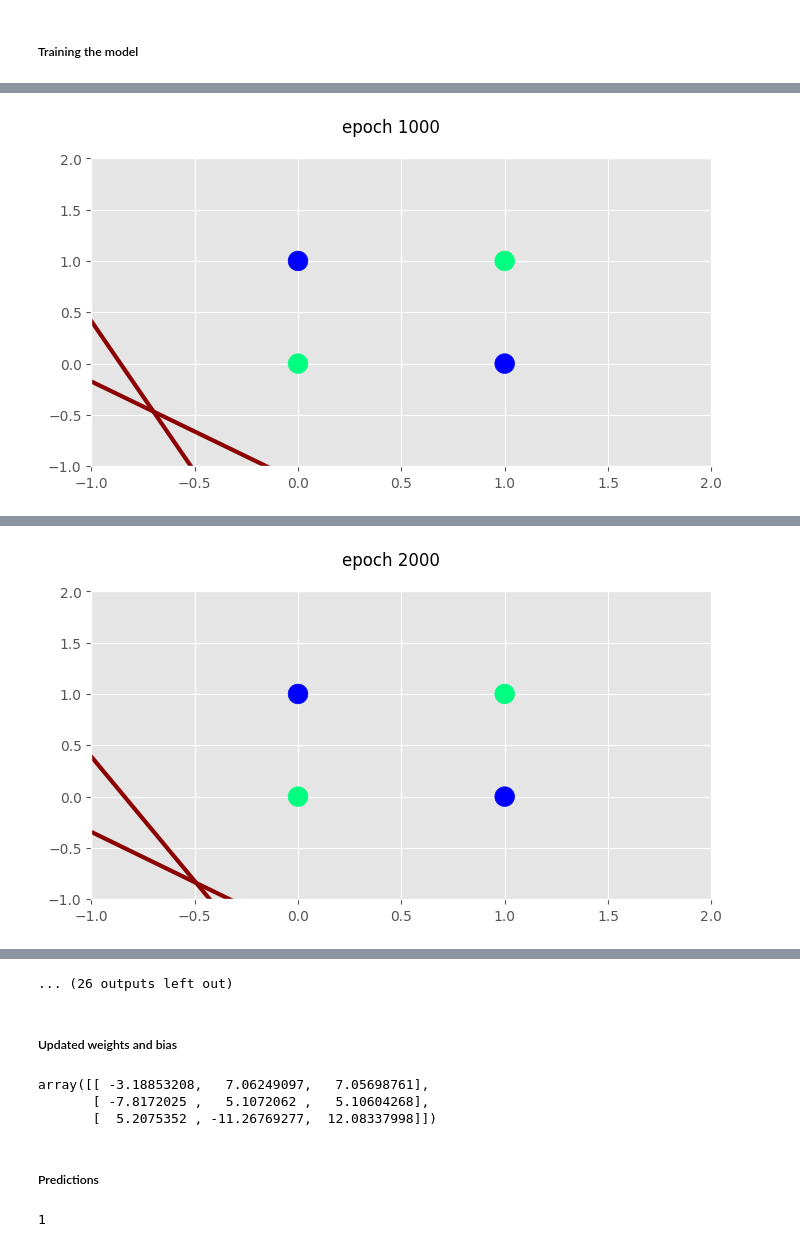
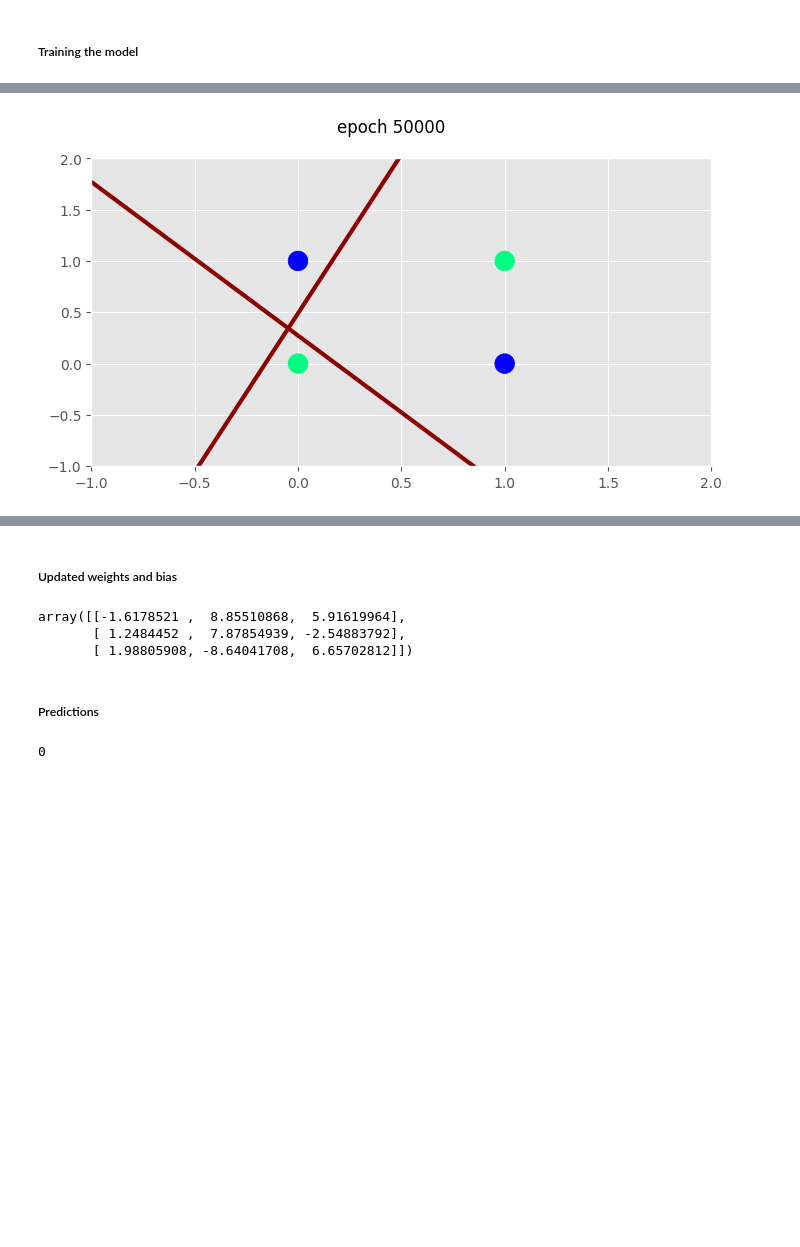
Before and after one commit to NumiKun/kecerdasan-buatan, a Jupyter notebook: Multi Layer Perceptron/MLP_xnor.ipynb, the cells around one changed output, grey strips where cells are left out. Drawn from its saved outputs; the diff is of its cells as text; code cells hidden in the pictures; blank space fills up the shorter version.

```diff
--- a/Multi Layer Perceptron/MLP_xnor.ipynb
+++ b/Multi Layer Perceptron/MLP_xnor.ipynb
@@ -108,5 +108,7 @@ for epoch in range(epochs):
 
     if (epoch + 1) % 1000 == 0:
       print(f'epoch : {epoch+1} ;       loss {np.array(loss).mean()}')
-      plot(epoch)
+  else: break
+
+plot(epoch)
 # %% [output]
@@ -114 +132 @@ epoch : 1000 ;       loss 0.6969643988735875
-[figure, old version]
+[figure, new version]
@@ -116 +132,0 @@ epoch : 2000 ;       loss 0.6961080212639061
-[figure, removed]
@@ -125,12 +133,11 @@ epoch : 6000 ;       loss 0.6871355865934171
-... (26 outputs left out)
 # %% [markdown]
 ##### Updated weights and bias
 # %%
 parameters
 # %% [output]
-array([[ -3.18853208,   7.06249097,   7.05698761],
-       [ -7.8172025 ,   5.1072062 ,   5.10604268],
-       [  5.2075352 , -11.26769277,  12.08337998]])
+array([[-1.6178521 ,  8.85510868,  5.91619964],
+       [ 1.2484452 ,  7.87854939, -2.54883792],
+       [ 1.98805908, -8.64041708,  6.65702812]])
 # %% [markdown]
 ##### Predictions
 # %%
@@ -152,4 +159,4 @@ def predict(x1, x2):
 # %%
 predict(1,1)
 # %% [output]
-1
+0
```
Also changed, not shown: parts of 2 cells of this notebook, 5 other files.
